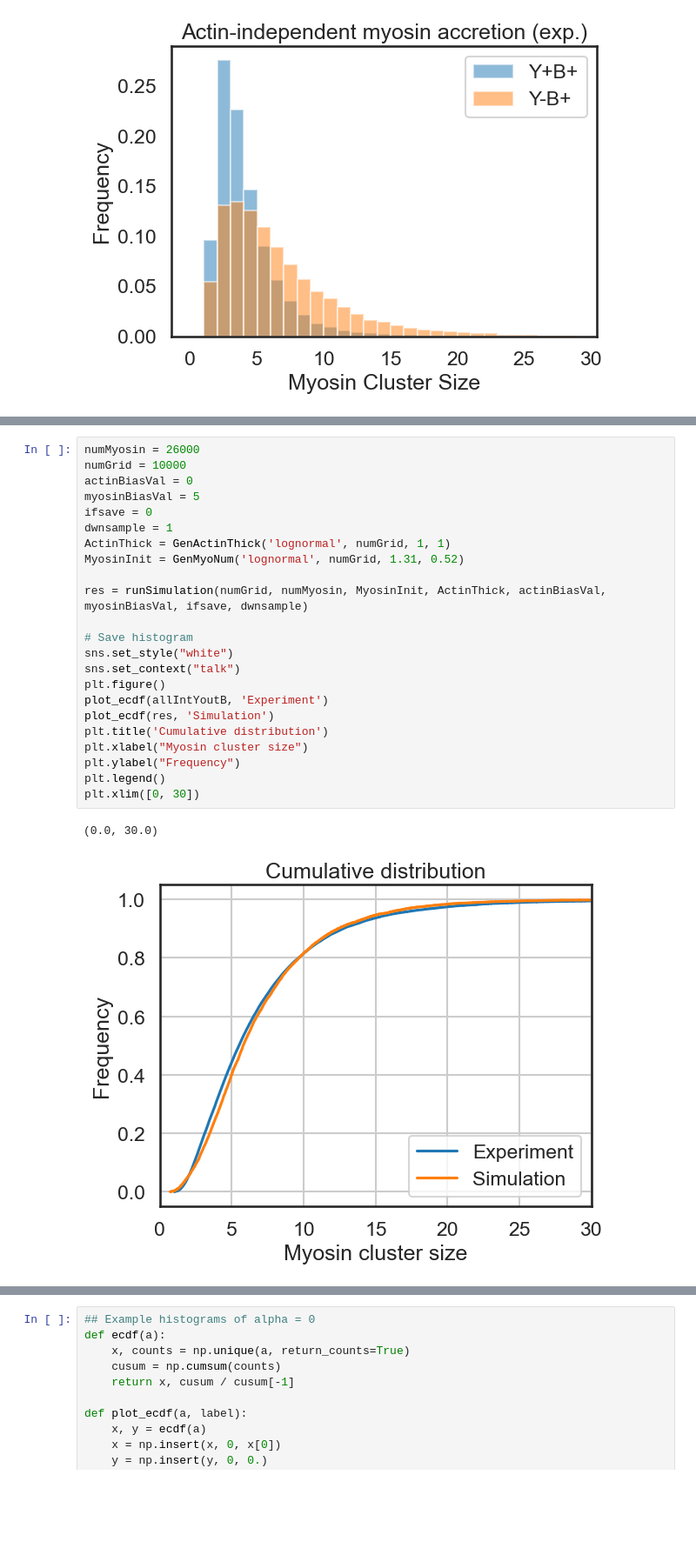
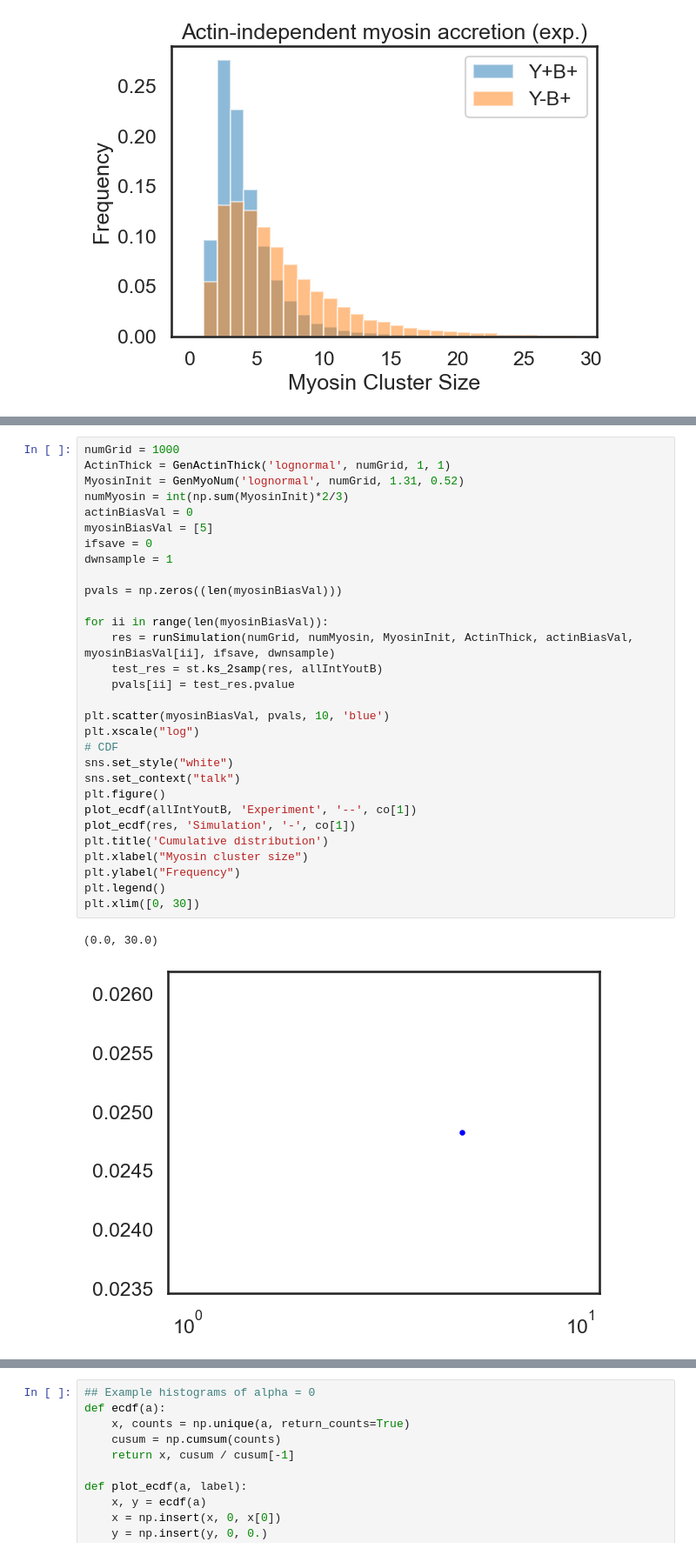
Before and after one commit to WHChou/Myosin-cluster-simulation, a Jupyter notebook: MyosinBinding_v2.ipynb, the cells around one changed output, grey strips where cells are left out. Shown at 87% size. Saved outputs shown, nothing was run; the diff lists cells and outputs as text; blank space fills up the shorter version.

Commit message:
Prescribe numMyosin for Y-B+ simulation, scan alpha

```diff
--- a/MyosinBinding_v2.ipynb
+++ b/MyosinBinding_v2.ipynb
@@ -434,28 +437,35 @@ for ii in range(len(numMyosin)):
 #df = pd.DataFrame({'alpha': myoBias, 'beta': acBias, 'mode': mode_array, 'sigma': sigma_array})
 #df.to_csv('params.csv')
 # %%
-numMyosin = 26000
-numGrid = 10000
+numGrid = 1000
+ActinThick = GenActinThick('lognormal', numGrid, 1, 1)
+MyosinInit = GenMyoNum('lognormal', numGrid, 1.31, 0.52)
+numMyosin = int(np.sum(MyosinInit)*2/3)
 actinBiasVal = 0
-myosinBiasVal = 5
+myosinBiasVal = [5]
 ifsave = 0
 dwnsample = 1
-ActinThick = GenActinThick('lognormal', numGrid, 1, 1)
-MyosinInit = GenMyoNum('lognormal', numGrid, 1.31, 0.52)
 
-res = runSimulation(numGrid, numMyosin, MyosinInit, ActinThick, actinBiasVal, myosinBiasVal, ifsave, dwnsample)
+pvals = np.zeros((len(myosinBiasVal)))
 
-# Save histogram
+for ii in range(len(myosinBiasVal)):
+    res = runSimulation(numGrid, numMyosin, MyosinInit, ActinThick, actinBiasVal, myosinBiasVal[ii], ifsave, dwnsample)
+    test_res = st.ks_2samp(res, allIntYoutB)
+    pvals[ii] = test_res.pvalue
+
+plt.scatter(myosinBiasVal, pvals, 10, 'blue')
+plt.xscale("log")
+# CDF
 sns.set_style("white")
 sns.set_context("talk")
 plt.figure()
-plot_ecdf(allIntYoutB, 'Experiment')
-plot_ecdf(res, 'Simulation')
+plot_ecdf(allIntYoutB, 'Experiment', '--', co[1])
+plot_ecdf(res, 'Simulation', '-', co[1])
 plt.title('Cumulative distribution')
 plt.xlabel("Myosin cluster size")
 plt.ylabel("Frequency")
 plt.legend()
 plt.xlim([0, 30])
 # %% [output]
 (0.0, 30.0)
-[figure, old version]
+[figure, new version]
```
Also changed, not shown: parts of 6 cells of this notebook.
